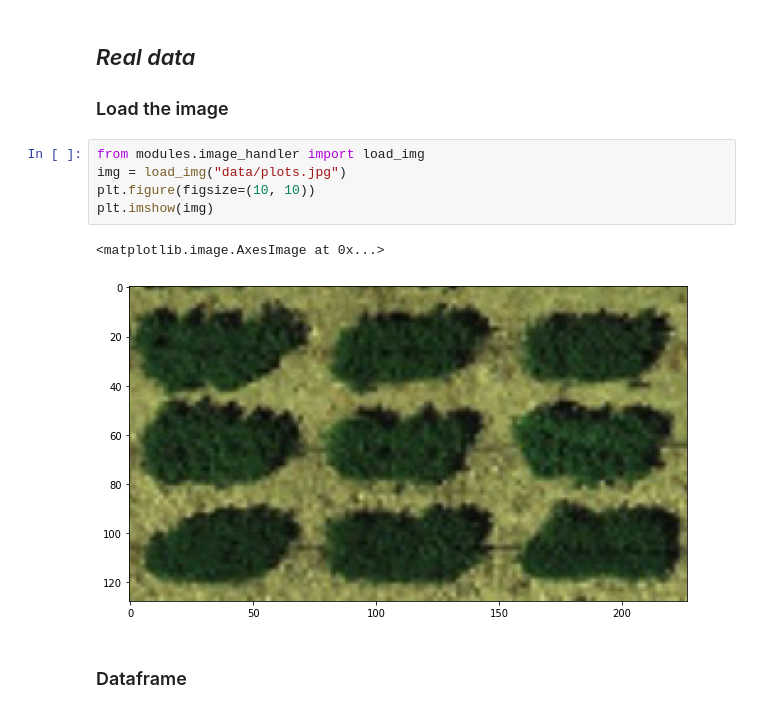
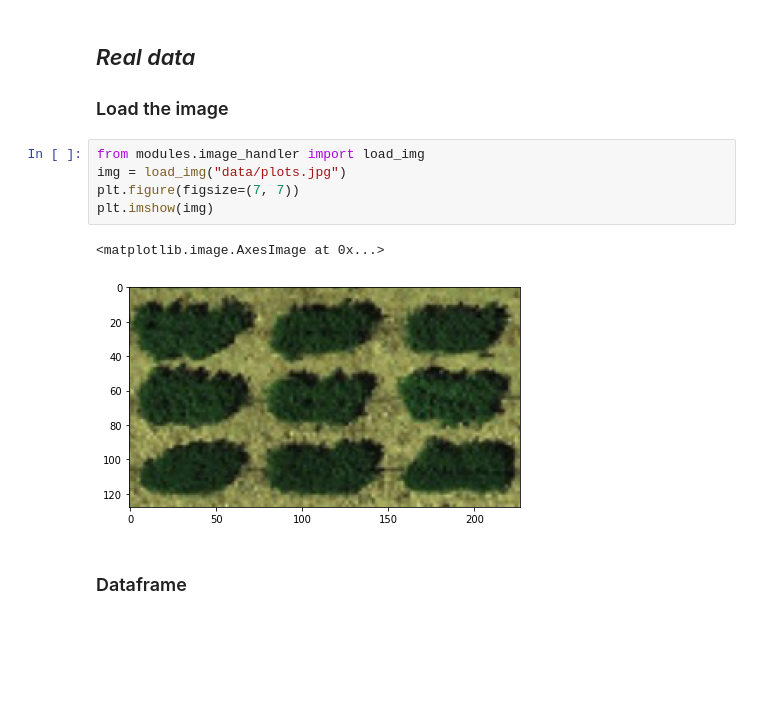
Before and after one commit to Niche-Squad/intro_to_phenomics, a Jupyter notebook: l03_kmeans.ipynb, the cells around one changed output. Saved outputs shown, nothing was run; the diff lists cells and outputs as text; blank space fills up the shorter version.

```diff
--- a/l03_kmeans.ipynb
+++ b/l03_kmeans.ipynb
@@ -277,11 +277,11 @@ for (i, title, pts, cts) in zip(range(2), titles, ls_data, ls_cts):
 # %%
 from modules.image_handler import load_img
 img = load_img("data/plots.jpg")
-plt.figure(figsize=(10, 10))
+plt.figure(figsize=(7, 7))
 plt.imshow(img)
 # %% [output]
 <matplotlib.image.AxesImage at 0x...>
-[figure, old version]
+[figure, new version]
 # %% [markdown]
 ### Dataframe
 # %%
```
Also changed, not shown: parts of 1 cell of this notebook.
